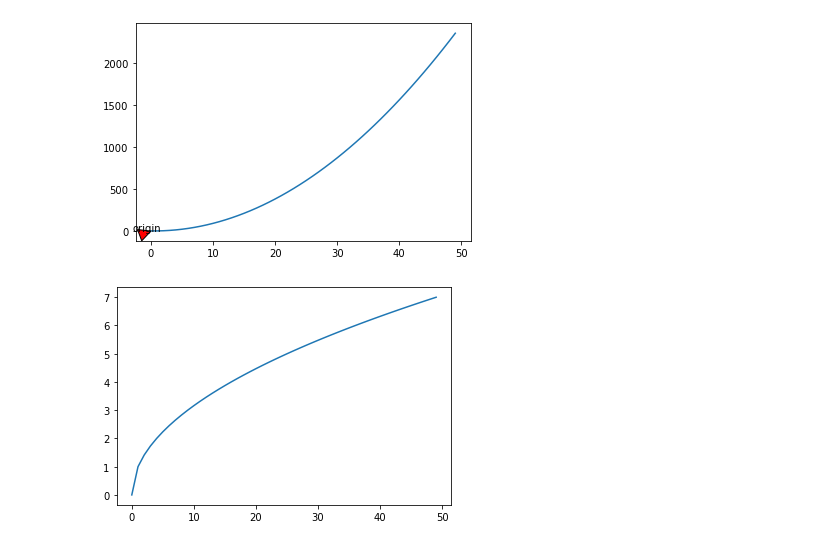
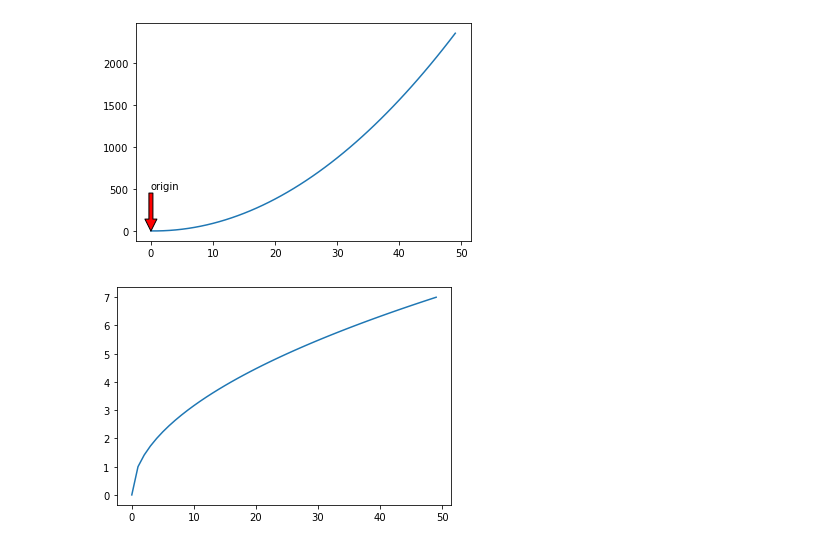
Before and after one commit to Larry-Holmes/numpy-pandas-visualization-exercises, a Jupyter notebook: matplotlib_exercises.ipynb, the cells around one changed output. Cells and saved outputs as stored; diff of their text form; code cells hidden in the pictures.

```diff
--- a/matplotlib_exercises.ipynb
+++ b/matplotlib_exercises.ipynb
@@ -6,14 +6,14 @@ import math
 # %%
 # 1.
 
 x = list(range(50))
 y = [n**2 - n + 2 for n in x]
 
 plt.plot(x,y)
-plt.annotate('origin', xy=(0,0), xytext=(-3,5), arrowprops ={'facecolor' : 'red'})
+plt.annotate('origin', xy=(0,0), xytext=(0,500), arrowprops ={'facecolor' : 'red'})
 plt.show()
 # %% [output]
-[figure, old version]
+[figure, new version]
 # %%
 # 2.
 
```
Also changed, not shown: parts of 2 cells of this notebook, 1 other file.
